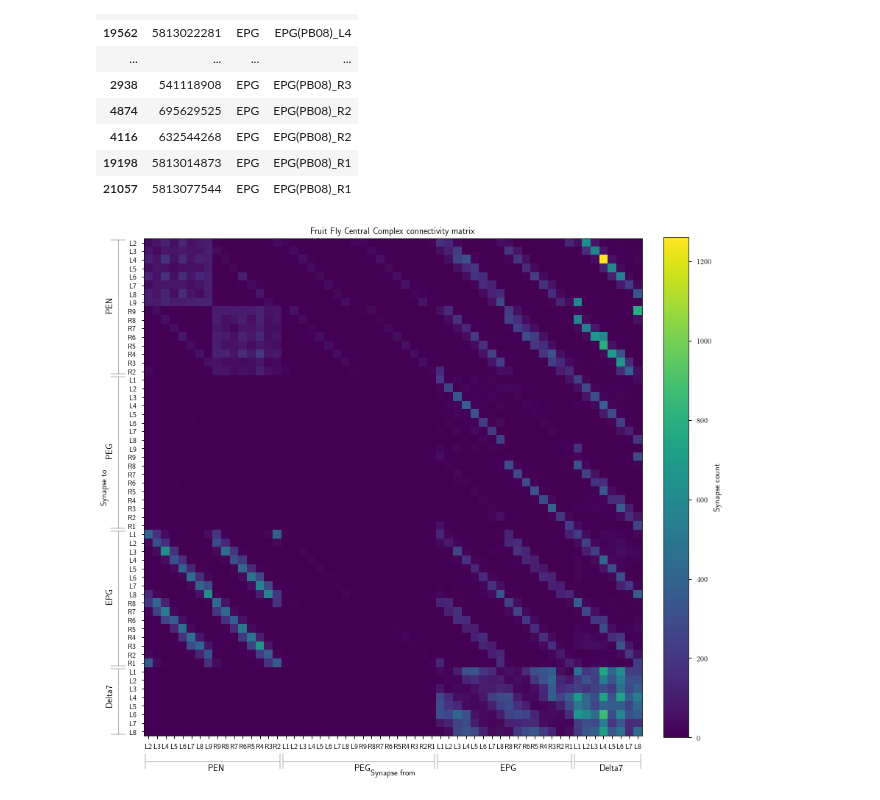
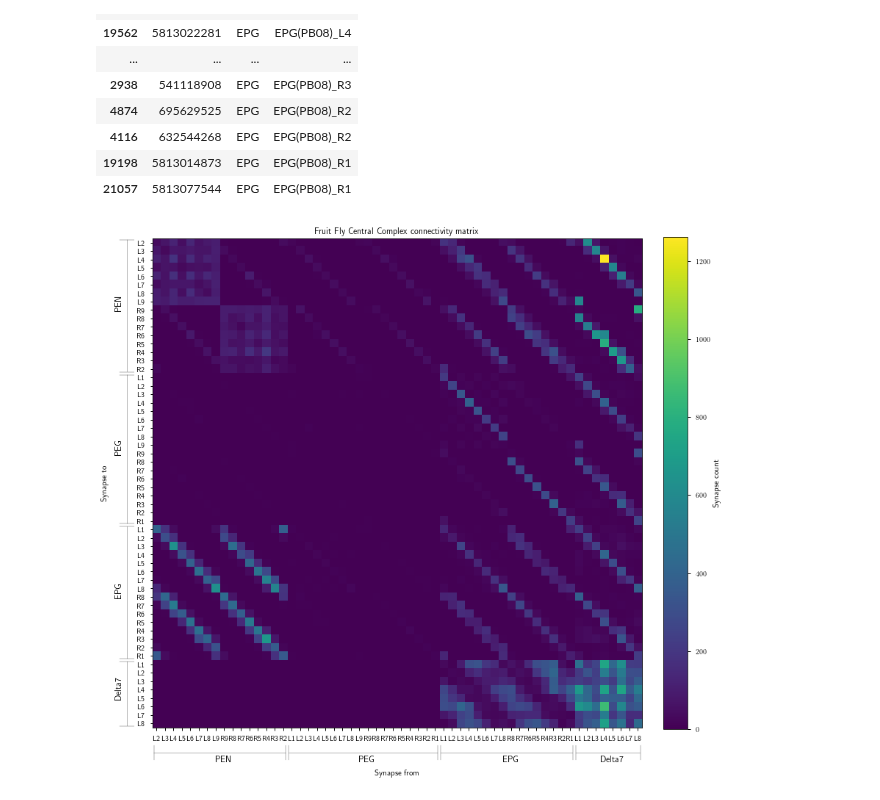
Before and after one commit to Dominic-DallOsto/insect-navigation-sinusoidal-optimality, a Jupyter notebook: fruit_fly_data_analysis.ipynb, the cells around one changed output. Saved outputs shown, nothing was run; the diff lists cells and outputs as text; code cells hidden in the pictures.

```diff
--- a/fruit_fly_data_analysis.ipynb
+++ b/fruit_fly_data_analysis.ipynb
@@ -143,32 +143,34 @@ neuron_group_indices = [neuron_groups.index(instance) for instance in all_neuron
 # %%
 # create the grouped connectivity_matrix
 connectivity_matrix_grouped = np.zeros((len(neuron_groups), len(neuron_groups)))
+neuron_connection_count = np.zeros((len(neuron_groups), len(neuron_groups)))
 
 for pre_id, post_id, weight in connections_subset.itertuples(index=False):
 	connectivity_matrix_grouped[neuron_group_indices[ids.index(pre_id)], neuron_group_indices[ids.index(post_id)]] += weight
+	neuron_connection_count[neuron_group_indices[ids.index(pre_id)], neuron_group_indices[ids.index(post_id)]] += 1
 
 np.save('connectivity_matrix_drosophila_janelia_grouped', connectivity_matrix_grouped)
 # %%
 plt.figure(figsize=(12,12))
 im = plt.imshow(connectivity_matrix_grouped.T)
-plt.xlabel('\n\nSynapse from')
-plt.ylabel('Synapse to\n\n')
+plt.xlabel('\n\n\nSynapse from')
+plt.ylabel('Synapse to\n\n\n')
 plt.title('Fruit Fly Central Complex connectivity matrix')
 plt.xticks(np.arange(len(neuron_groups)), [s.split('_')[1] for s in neuron_groups])
 plt.yticks(np.arange(len(neuron_groups)), [s.split('_')[1] for s in neuron_groups])
 
 type_borders = np.cumsum([0,16,18,16,8])
 
 for start,stop,type in zip(type_borders[:-1], type_borders[1:],['PEN','PEG','EPG','Delta7']):
 	bar_distance = 3
 	plt.annotate('',xy=(start-.5,plt.ylim()[0]+bar_distance),xytext=(stop-.5,plt.ylim()[0]+bar_distance), arrowprops=dict(arrowstyle='|-|',facecolor='red'), annotation_clip=False)
 	plt.annotate('',xy=(plt.xlim()[0]-bar_distance,start-.5),xytext=(plt.xlim()[0]-bar_distance,stop-.5), arrowprops=dict(arrowstyle='|-|',facecolor='red'), annotation_clip=False)
 
 	plt.annotate(type,xy=((start+stop)/2,plt.ylim()[0]+bar_distance+1), annotation_clip=False, fontsize=12, horizontalalignment='center')
 	plt.annotate(type,xy=(plt.xlim()[0]-bar_distance-1,(start+stop)/2), annotation_clip=False, fontsize=12, horizontalalignment='center', rotation=90)
 
 plt.colorbar(im, fraction=0.046, pad=0.04, label='Synapse count')
 plt.tight_layout()
 plt.show()
 # %% [output]
-[figure, old version]
+[figure, new version]
```
Also changed, not shown: parts of 2 cells of this notebook, 10 other files.
